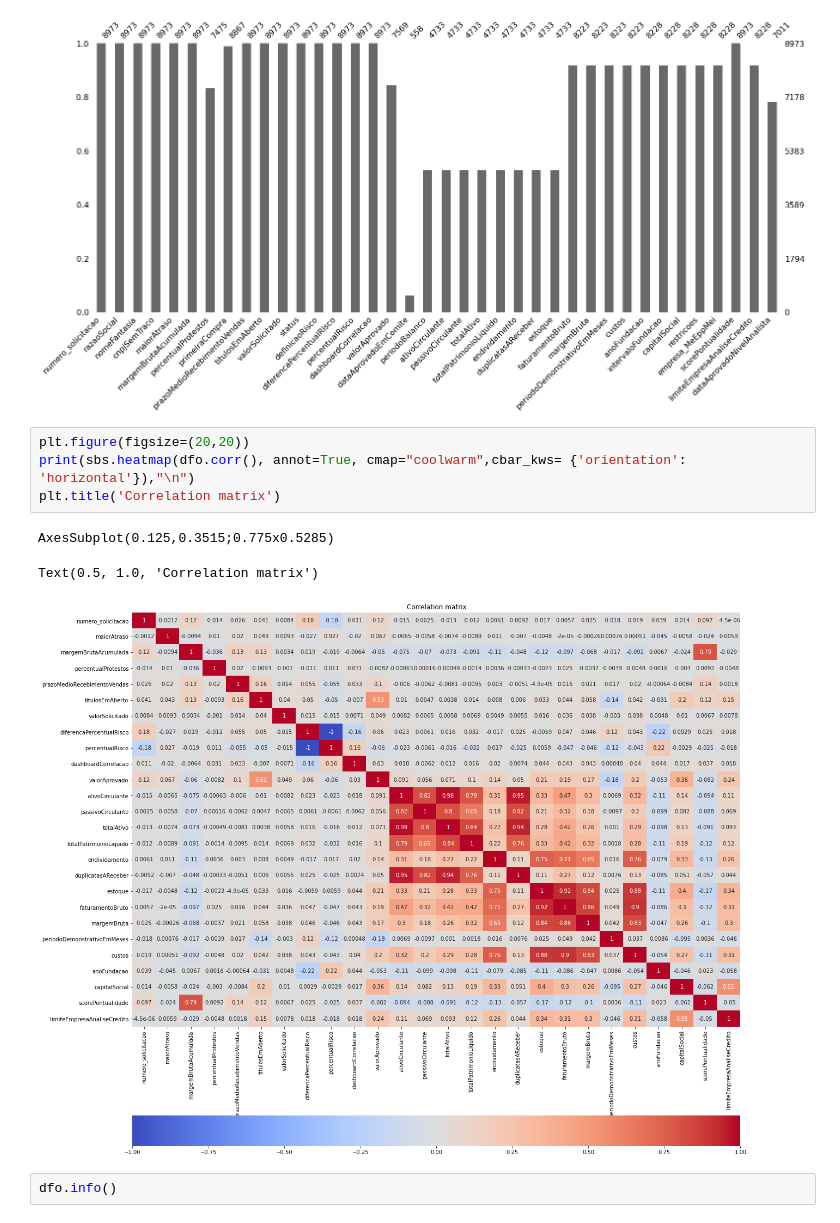
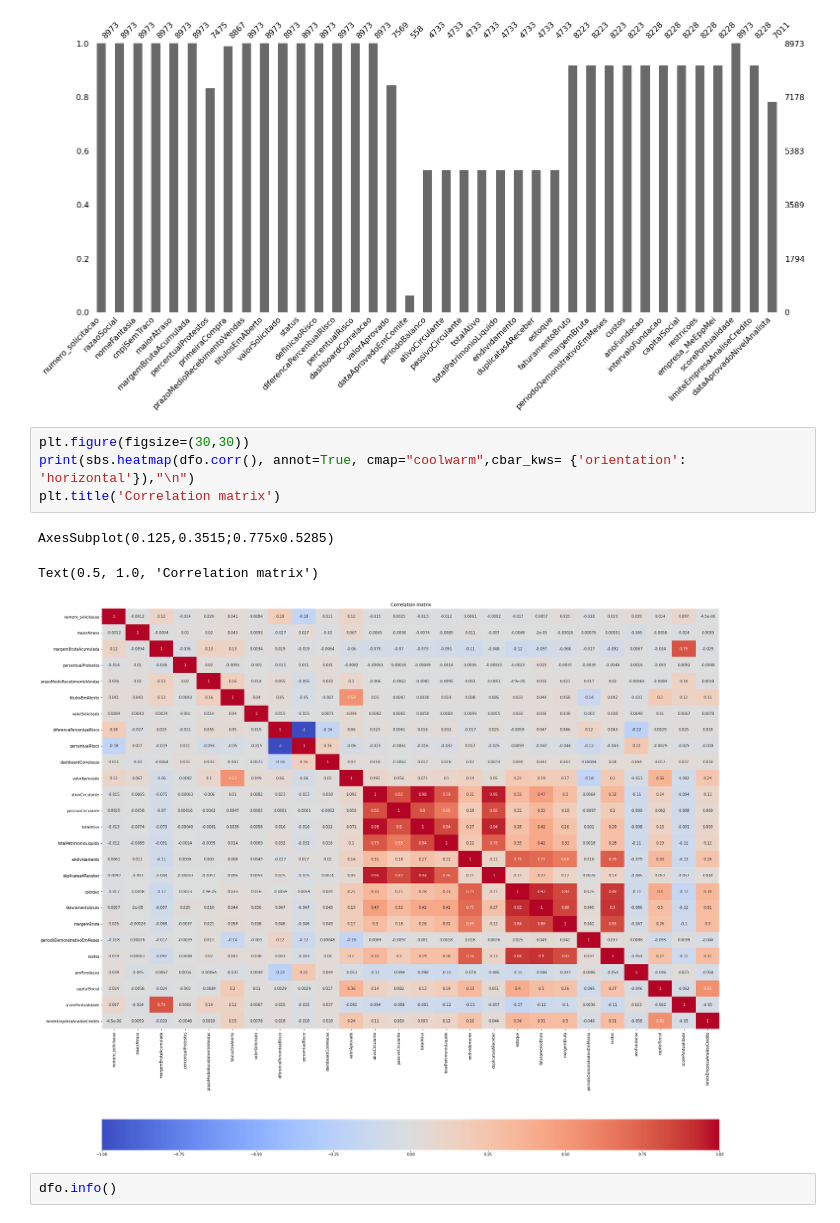
Before and after one commit to bartiralira/bootcampIA, a Jupyter notebook: BootCamp1.ipynb, the cells around one changed output. Drawn from its saved outputs; the diff is of its cells as text.

```diff
--- a/BootCamp1.ipynb
+++ b/BootCamp1.ipynb
@@ -51,13 +63,13 @@ msno.bar(dfo)
 <matplotlib.axes._subplots.AxesSubplot at 0x...>
 [figure]
 # %%
-plt.figure(figsize=(20,20))
+plt.figure(figsize=(30,30))
 print(sbs.heatmap(dfo.corr(), annot=True, cmap="coolwarm",cbar_kws= {'orientation': 'horizontal'}),"\n")
 plt.title('Correlation matrix')
 # %% [output]
 AxesSubplot(0.125,0.3515;0.775x0.5285)
 Text(0.5, 1.0, 'Correlation matrix')
-[figure, old version]
+[figure, new version]
 # %%
 dfo.info()
 # %% [output]
```
Also changed, not shown: parts of 54 cells of this notebook.
